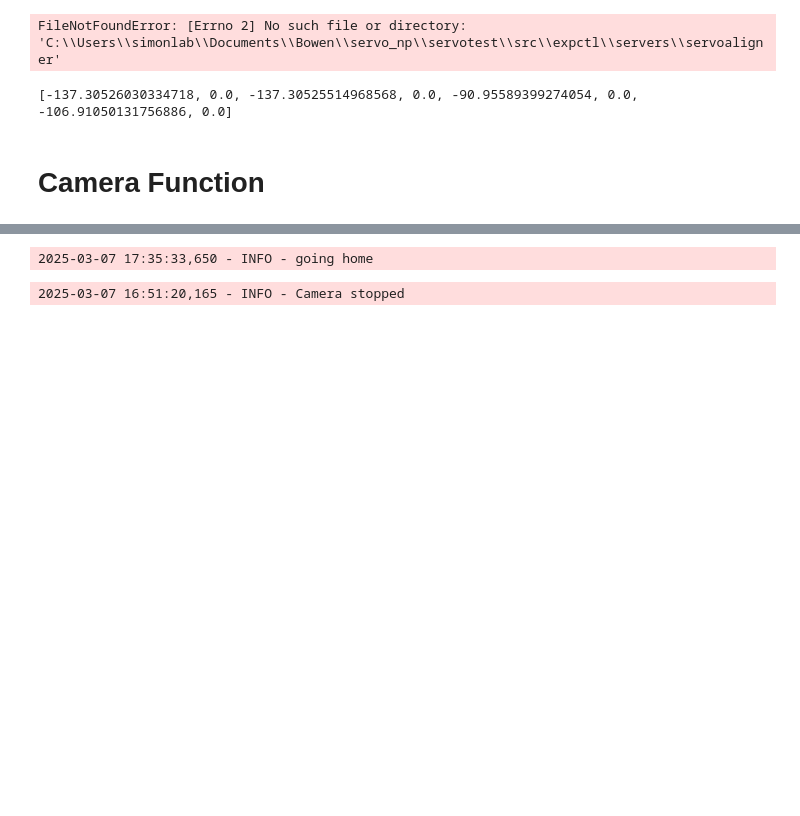
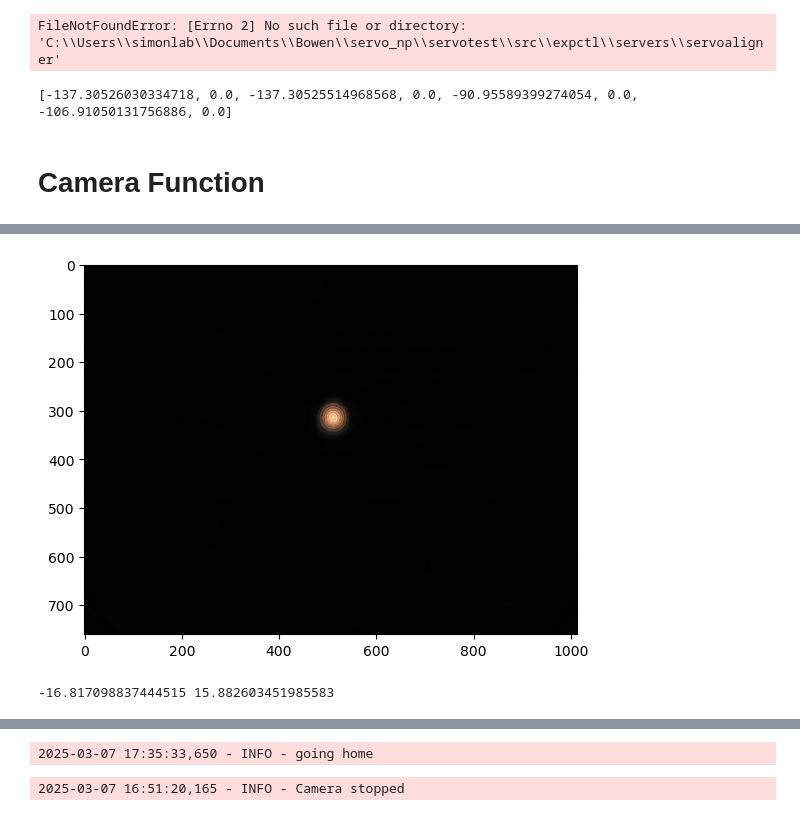
Before and after one commit to Stockholm254/servotest, a Jupyter notebook: src/expctl/servers/servoaligner/test.ipynb, the cells around one changed output, grey strips where cells are left out. Drawn from its saved outputs; the diff is of its cells as text; code cells hidden in the pictures; blank space fills up the shorter version.

```diff
--- a/src/expctl/servers/servoaligner/test.ipynb
+++ b/src/expctl/servers/servoaligner/test.ipynb
@@ -894,0 +896,48 @@ picam2.start()
+# %%
+#mirror spacing
+x1 = 0.155
+x2 = 0.27
+x3 = 0.14
+x4 = 0.15
+#lens spacing
+dy0 = 0.36
+dy1 = 0.16
+#focal length
+fl1 = 0.205
+fl2 = 0.145
+fl3 = 1
+#MOT and Cavity
+MOT_pos_1=0
+Cav_pos_1=0
+
+MOT_pos_2=0
+Cav_pos_2=0
+
+MOT_pos_rel = 0.195
+MOT_Cav_dist = -0.044
+
+params={'x1':x1, 'x2':x2, 'x3': x3, 'x4':x4, 'dy0':dy0, 'dy1':dy1, 'fl1': fl1, 'fl2': fl2, 'fl3': fl3, 'MOT_pos_rel': MOT_pos_rel, 'MOT_Cav_dist': MOT_Cav_dist, 'MOT_pos_1': MOT_pos_1, 'Cav_pos_1': Cav_pos_1, 'MOT_pos_2': MOT_pos_2, 'Cav_pos_2': Cav_pos_2}
+
+knob_deg_list=angle_calc_single(params)
+servos.set_angle(knob_deg_list)
+
+data=picam2.capture_array()
+data = data[..., :3] @ [0.2989, 0.5870, 0.1140]
+params_g = fitgaussian(data)
+fit = gaussian(*params_g)
+
+plt.figure()
+plt.imshow(data, cmap=plt.cm.gray)
+plt.contour(fit(*np.indices(data.shape)), cmap=plt.cm.copper)
+
+plt.show()
+
+(height, x_cen, y_cen, width_x, width_y) = params_g
+
+print(width_x, width_y)
+
+x_cen_cal = np.round(x_cen*4)
+y_cen_cal = np.round(y_cen*4)
+# %% [output]
+[figure, added]
+-16.817098837444515 15.882603451985583
```
Also changed, not shown: parts of 12 cells of this notebook, 2 other files.
